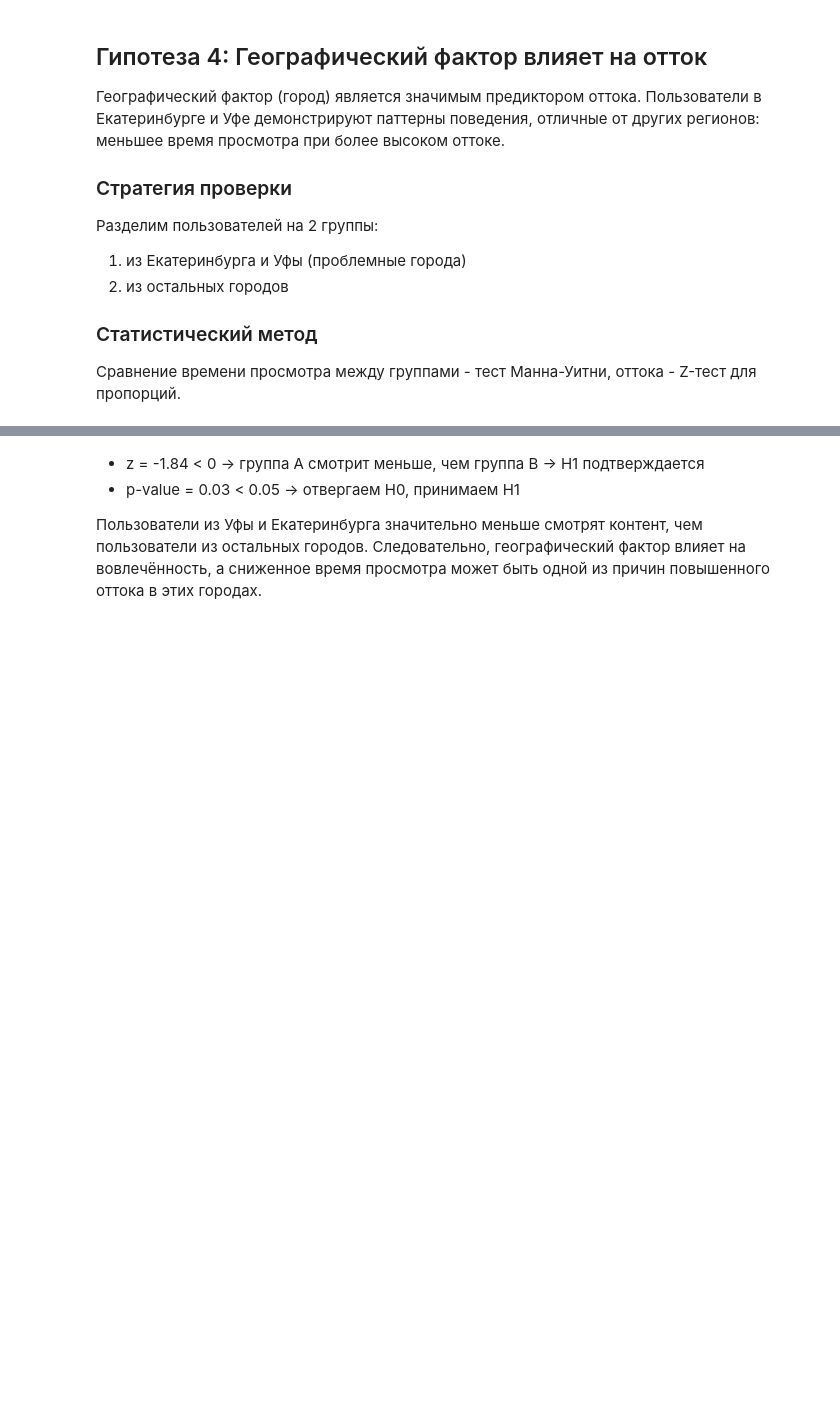
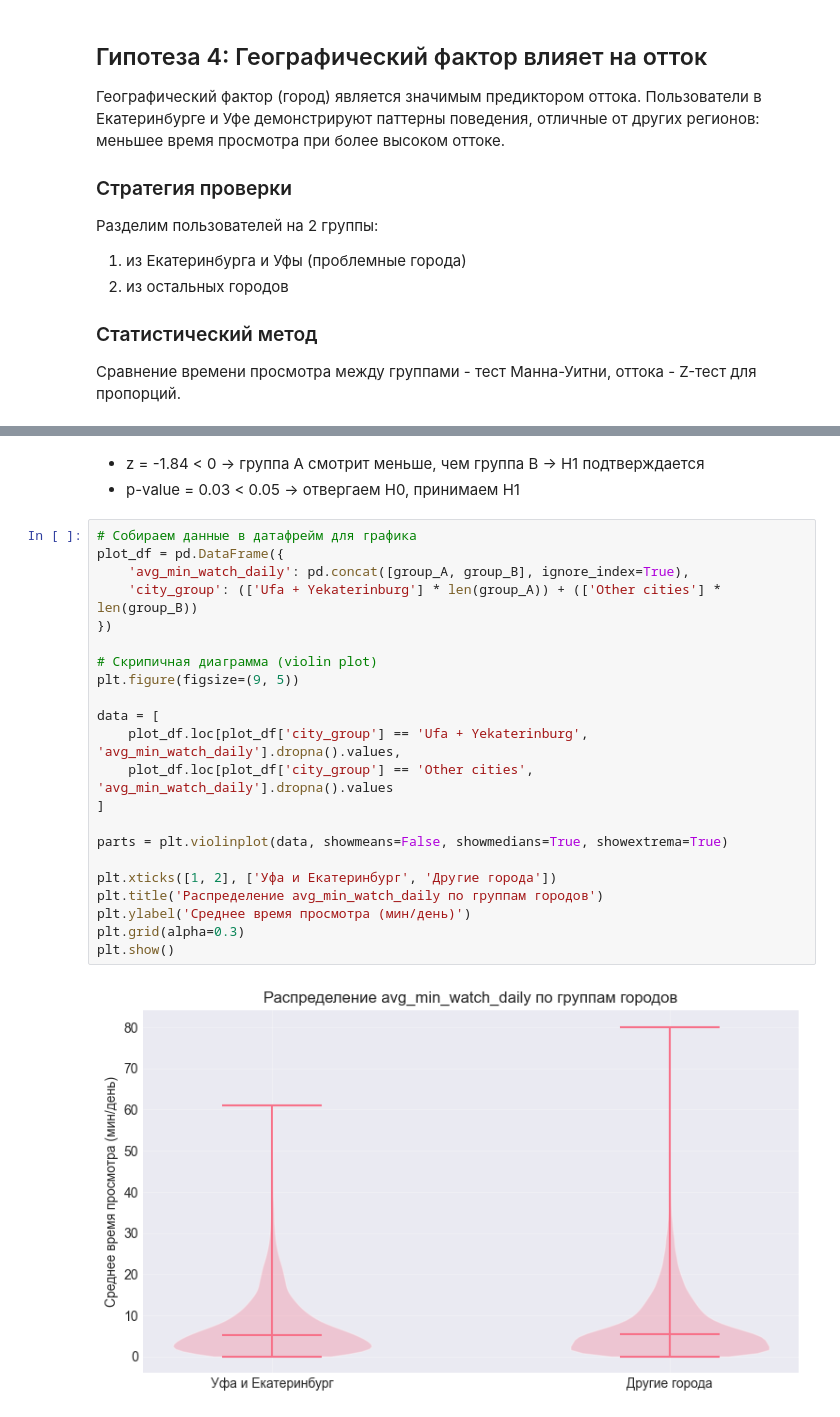
Before and after one commit to antosden/video-platform-churn-analysis, a Jupyter notebook: Команда_12_Чек-пойнт_1.ipynb, the cells around one changed output, grey strips where cells are left out. Saved outputs shown, nothing was run; the diff lists cells and outputs as text; blank space fills up the shorter version.

```diff
--- a/Команда_12_Чек-пойнт_1.ipynb
+++ b/Команда_12_Чек-пойнт_1.ipynb
@@ -1653,6 +2024,27 @@ print("p-value =", p_value)
 # %% [markdown]
 - z = -1.84 < 0 -> группа A смотрит меньше, чем группа B -> H1 подтверждается
 - p-value = 0.03 < 0.05 -> отвергаем H0, принимаем H1
-
-Пользователи из Уфы и Екатеринбурга значительно меньше смотрят контент, чем пользователи из остальных городов.
-Следовательно, географический фактор влияет на вовлечённость, а сниженное время просмотра может быть одной из причин повышенного оттока в этих городах.
+# %%
+# Собираем данные в датафрейм для графика
+plot_df = pd.DataFrame({
+    'avg_min_watch_daily': pd.concat([group_A, group_B], ignore_index=True),
+    'city_group': (['Ufa + Yekaterinburg'] * len(group_A)) + (['Other cities'] * len(group_B))
+})
+
+# Скрипичная диаграмма (violin plot)
+plt.figure(figsize=(9, 5))
+
+data = [
+    plot_df.loc[plot_df['city_group'] == 'Ufa + Yekaterinburg', 'avg_min_watch_daily'].dropna().values,
+    plot_df.loc[plot_df['city_group'] == 'Other cities', 'avg_min_watch_daily'].dropna().values
+]
+
+parts = plt.violinplot(data, showmeans=False, showmedians=True, showextrema=True)
+
+plt.xticks([1, 2], ['Уфа и Екатеринбург', 'Другие города'])
+plt.title('Распределение avg_min_watch_daily по группам городов')
+plt.ylabel('Среднее время просмотра (мин/день)')
+plt.grid(alpha=0.3)
+plt.show()
+# %% [output]
+[figure, added]
```
Also changed, not shown: parts of 50 cells of this notebook.
